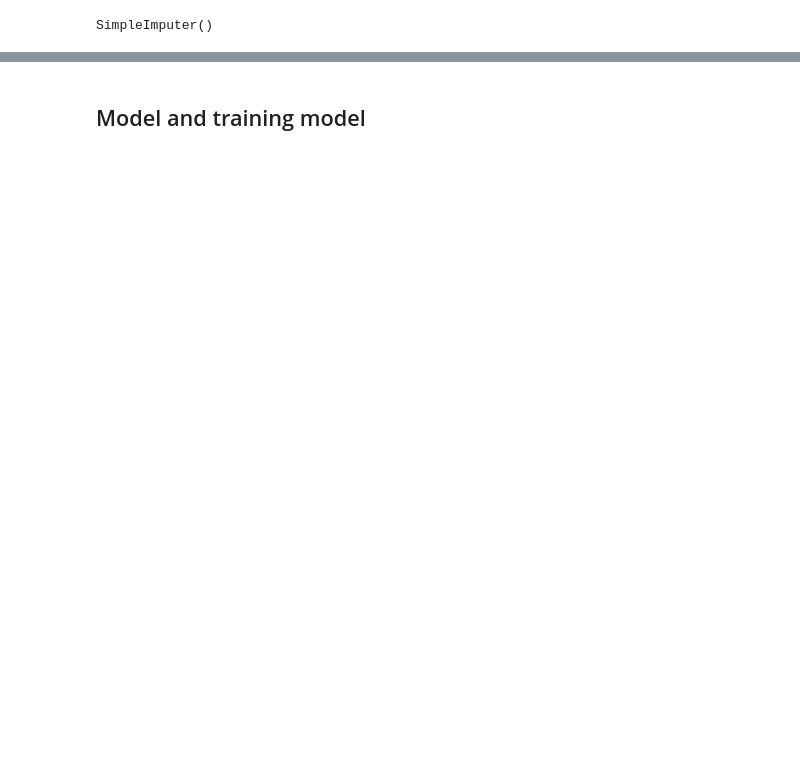
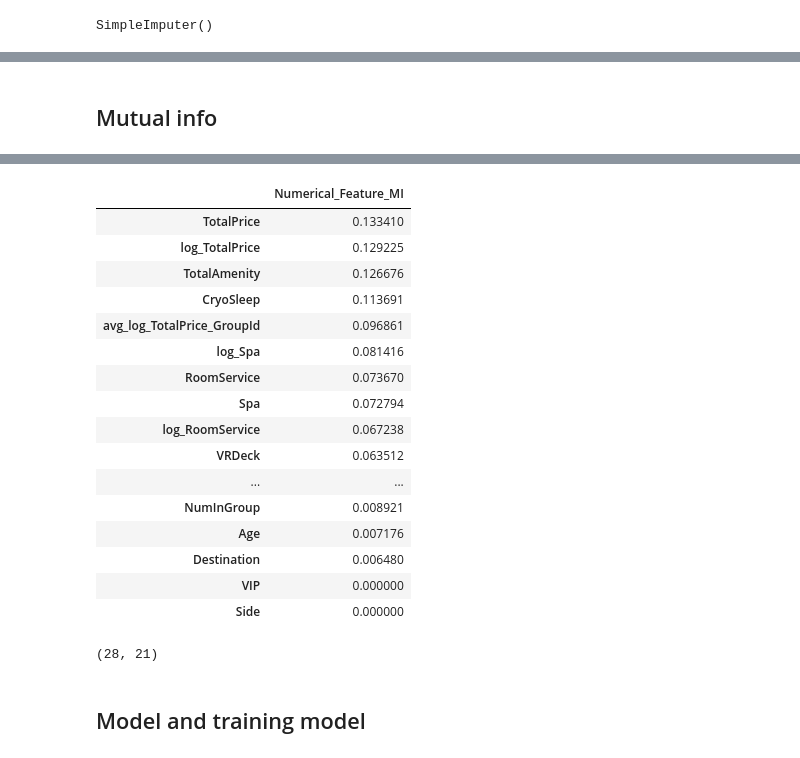
Before and after one commit to trietp1253201581/KaggleCompetition, a Jupyter notebook: Spaceship Titanic.ipynb, the cells around one changed output, grey strips where cells are left out. Saved outputs shown, nothing was run; the diff lists cells and outputs as text; code cells hidden in the pictures; blank space fills up the shorter version.

```diff
--- a/Spaceship Titanic.ipynb
+++ b/Spaceship Titanic.ipynb
@@ -459,2 +275,2 @@ def split_price(x):
 # %%
-raw_df['TypePrice'] = raw_df['TotalPrice'].apply(lambda x: split_price(x))
+raw_df['Transported'] = raw_df['Transported'].apply(lambda x: 1 if x==True else 0)
@@ -497,3 +282,0 @@ MinMaxScaler()
-# %%
-raw_df[numeric_cols] = scaler.transform(raw_df[numeric_cols])
-raw_df[numeric_cols].describe()
@@ -526,4 +282,0 @@ len(encoded_cols)
-# %%
-encoded_df = pd.DataFrame(data=encoder.transform(raw_df[categorical_cols]), columns=encoded_cols)
-encoded_df.index = raw_df.index
-raw_df = pd.concat([raw_df, encoded_df], axis=1).copy()
@@ -534,5 +283,2 @@ test_df = pd.concat([test_df, encoded_df], axis=1).copy()
-# %%
-inputs = raw_df[numeric_cols+encoded_cols]
-test_inputs = test_df[numeric_cols+encoded_cols]
 # %%
 targets = raw_df['Transported']
@@ -543,0 +285,10 @@ train_inputs, val_inputs, train_targets, val_targets = train_test_split(inputs,
+# %% [markdown]
+## Mutual info
+# %%
+%%time
+mutual_info = mutual_info_classif(inputs, targets, random_state=42)
+mutual_info = pd.Series(mutual_info)
+mutual_info.index = inputs.columns
+mutual_info = pd.DataFrame(mutual_info.sort_values(ascending=False), columns = ["Numerical_Feature_MI"] )
+mutual_info.style.background_gradient("cool")
+# %% [output]
@@ -543,0 +297,17 @@ train_inputs, val_inputs, train_targets, val_targets = train_test_split(inputs,
+|  | Numerical_Feature_MI |
+| TotalPrice | 0.133410 |
+| log_TotalPrice | 0.129225 |
+| TotalAmenity | 0.126676 |
+| CryoSleep | 0.113691 |
+| avg_log_TotalPrice_GroupId | 0.096861 |
+| log_Spa | 0.081416 |
+| RoomService | 0.073670 |
+| Spa | 0.072794 |
+| log_RoomService | 0.067238 |
+| VRDeck | 0.063512 |
+| ... | ... |
+| NumInGroup | 0.008921 |
+| Age | 0.007176 |
+| Destination | 0.006480 |
+| VIP | 0.000000 |
+| Side | 0.000000 |
@@ -544,2 +322,6 @@ train_inputs, val_inputs, train_targets, val_targets = train_test_split(inputs,
+# %%
+len(input_cols), len(importance_cols)
+# %% [output]
+(28, 21)
 # %% [markdown]
 ## Model and training model
```
Also changed, not shown: parts of 205 cells of this notebook, 1 other file.
